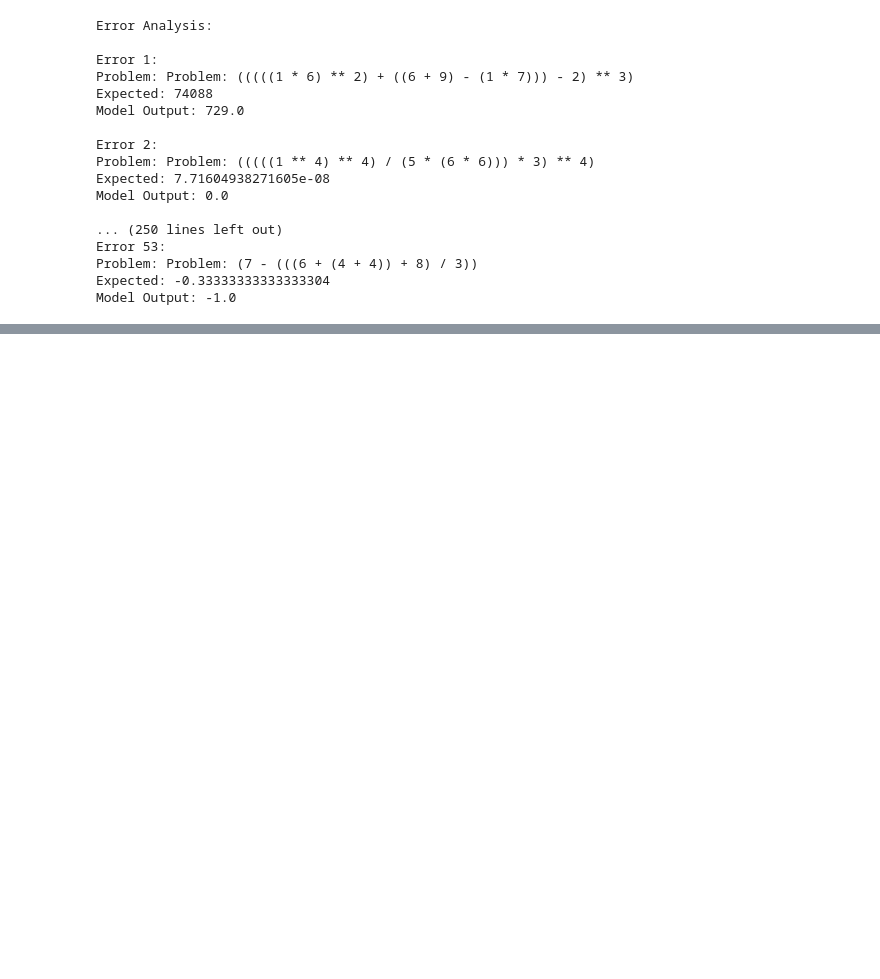
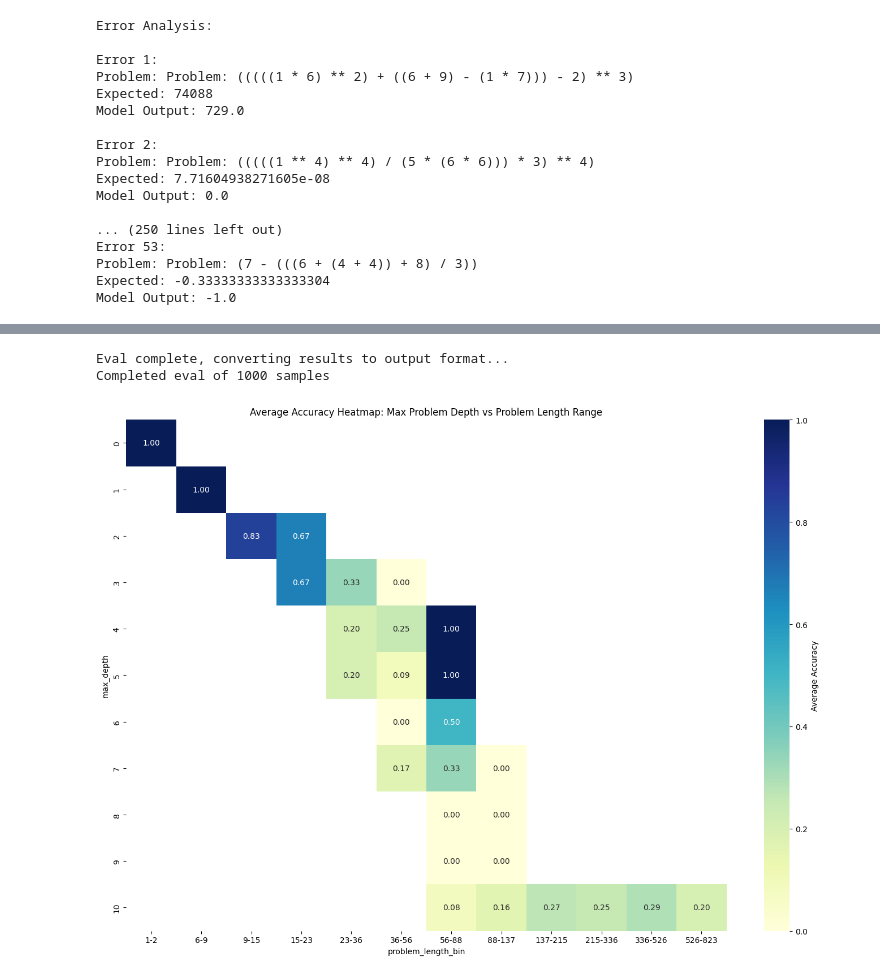
Before and after one commit to b-schoen/gpt_from_scratch, a Jupyter notebook: gpt_from_scratch/evals/example_eval.ipynb, the cells around one changed output, grey strips where cells are left out. Drawn from its saved outputs; the diff is of its cells as text; code cells hidden in the pictures; blank space fills up the shorter version.

```diff
--- a/gpt_from_scratch/evals/example_eval.ipynb
+++ b/gpt_from_scratch/evals/example_eval.ipynb
@@ -784,3 +784,18 @@ Error 53:
 Problem: Problem: (7 - (((6 + (4 + 4)) + 8) / 3))
 Expected: -0.33333333333333304
 Model Output: -1.0
+# %%
+from gpt_from_scratch.evals.arithmetic_eval import (
+  arithmetic_eval,
+  visualization,
+)
+
+# note: Returns json normalized `evalugator.evals.EvalResult`
+df = arithmetic_eval.create_and_run_eval(
+  model='gpt-4o',
+  max_depth=10,
+  num_problems=1000,
+)
+
+visualization.plot_heatmap(df)
+# %% [output]
@@ -786,0 +819,3 @@ Model Output: -1.0
+Eval complete, converting results to output format...
+Completed eval of 1000 samples
+[figure, added]
```
Also changed, not shown: parts of 1 cell of this notebook, 2 other files.
